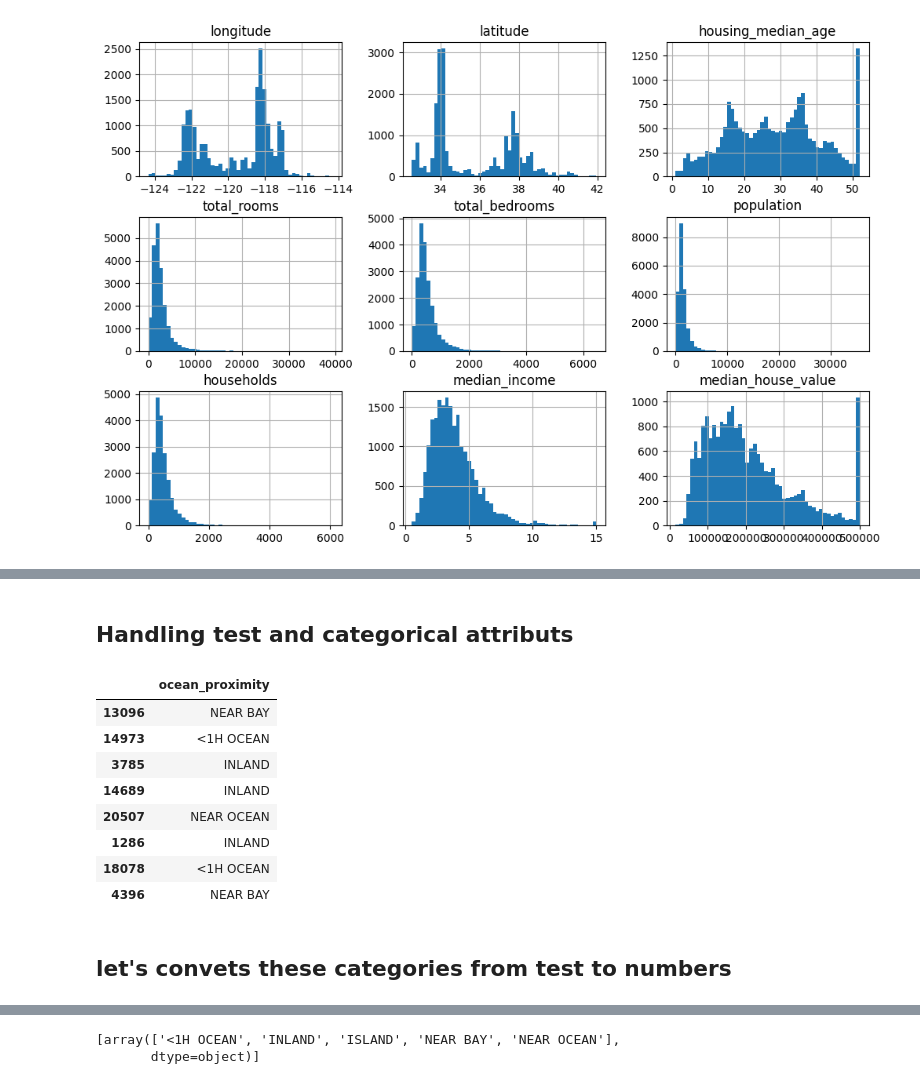
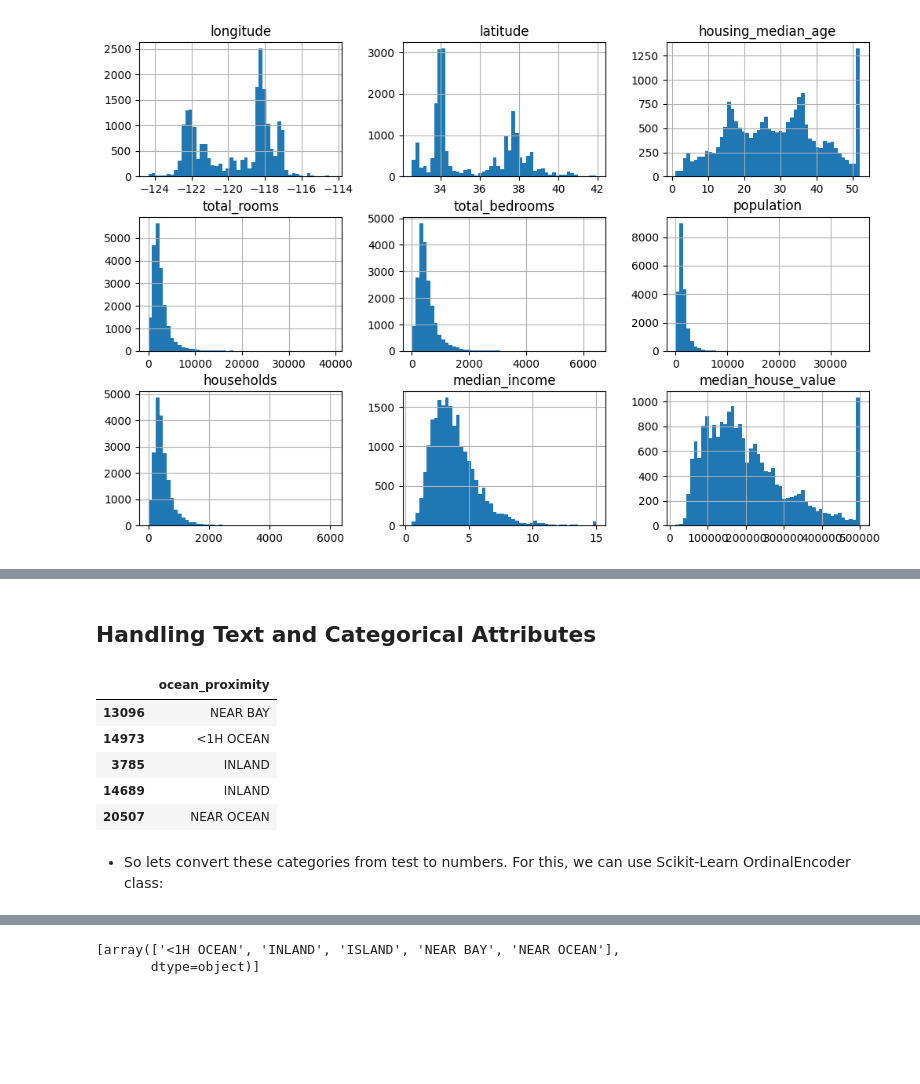
Before and after one commit to kshitijkatore/Learn_Along_Agentic-AI, a Jupyter notebook: 03_HandsOn_MachineLearning/Chapter_02/chapter_02.ipynb, the cells around one changed output, grey strips where cells are left out. Saved outputs shown, nothing was run; the diff lists cells and outputs as text; code cells hidden in the pictures; blank space fills up the shorter version.

```diff
--- a/03_HandsOn_MachineLearning/Chapter_02/chapter_02.ipynb
+++ b/03_HandsOn_MachineLearning/Chapter_02/chapter_02.ipynb
@@ -101,7 +114,3 @@ print(len(train_set),len(test_set))
 from sklearn.model_selection import train_test_split
 
 train_set, test_set = train_test_split(housing_full, test_size=0.2, random_state=42)
-# %%
-housing_full["income_cat"] = pd.cut(housing_full["median_income"],
-                                    bins=[0.,1.5,3.0,4.5,6.,np.inf],
-                                    labels=[1,2,3,4,5])
@@ -233,0 +117,3 @@ Name: median_house_value, dtype: float64
+# %%
+housing_full["income_cat"] = pd.cut(housing_full["median_income"],bins=[0.,1.5,3.0,4.5,6.,np.inf],
+                                    labels=[1,2,3,4,5])
@@ -233,0 +149,2 @@ Name: median_house_value, dtype: float64
+# %%
+strat_train_set, strat_test_set = train_test_split(housing_full, test_size=0.2, stratify=housing_full["income_cat"],random_state=42)
@@ -239,13 +277,8 @@ housing_labels = strat_train_set["median_house_value"].copy()
 # %%
-# option 1
+# You can accomplish thse easily using the pandas DataFrame dropna(),drop(), and fillna() methods:
 
-housing.dropna(subset=["total_bedrooms"], inplace=True)
+# housing.dropna(subset=["total_bedrooms"], inplace=True) # option 1
+# housing.drop("total_bedrooms", axis=1, inplace=True) # option 2
 
-# option 2
-
-housing.drop("total_bedrooms", axis=1,inplace=True)
-
-# option 3
-
-median = housing["total_bedrooms"].median()
+median = housing["total_bedrooms"].median() #option 3
 housing["total_bedrooms"] = housing["total_bedrooms"].fillna(median)
@@ -279,20 +319,17 @@ housing_tr = pd.DataFrame(X,columns=housing_num.columns,index=housing_num.index)
 # %% [markdown]
-## Handling test and categorical attributs
+## Handling Text and Categorical Attributes
 # %%
 housing_cat = housing[["ocean_proximity"]]
-housing_cat.head(8)
+housing_cat.head()
 # %% [output]
 |  | ocean_proximity |
 | 13096 | NEAR BAY |
 | 14973 | <1H OCEAN |
 | 3785 | INLAND |
 | 14689 | INLAND |
 | 20507 | NEAR OCEAN |
-| 1286 | INLAND |
-| 18078 | <1H OCEAN |
-| 4396 | NEAR BAY |
 # %% [markdown]
-## let's convets these categories from test to numbers
+* So lets convert these categories from test to numbers. For this, we can use Scikit-Learn OrdinalEncoder class:
 # %%
 from sklearn.preprocessing import OrdinalEncoder
 
```
Also changed, not shown: parts of 168 cells of this notebook, 1 other file.
